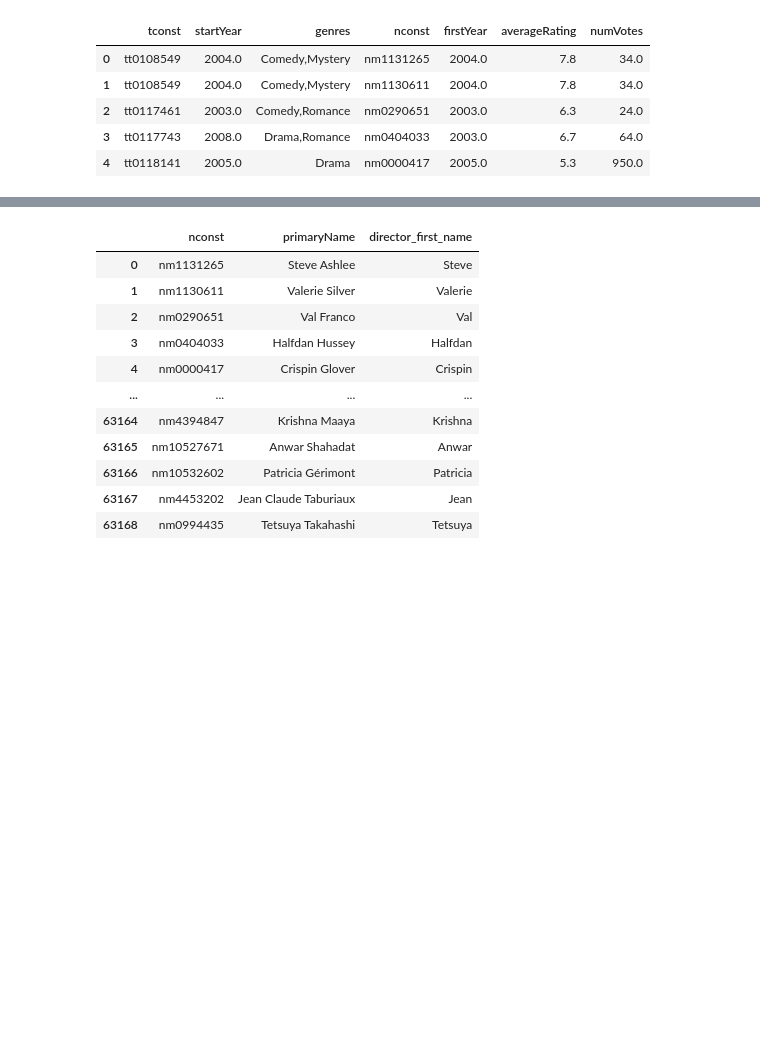
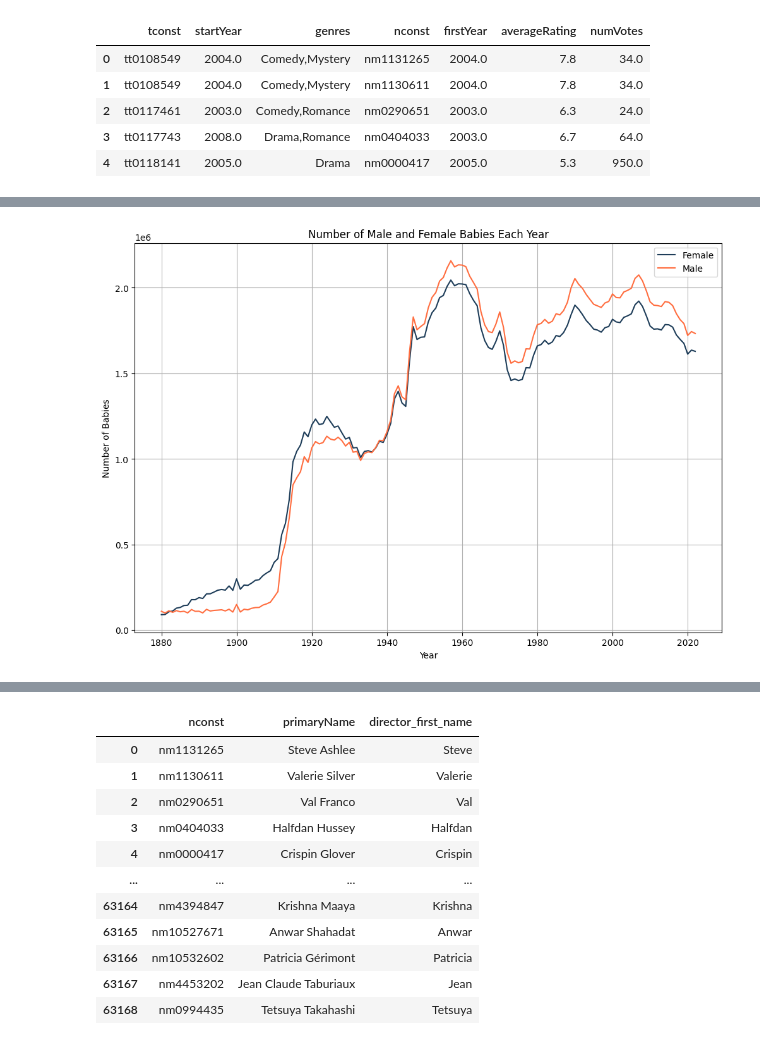
Before and after one commit to nhunguyen0901/SocialNetworks_CareerLongevity, a Jupyter notebook: Phase_3_Predicting_Director_Gender.ipynb, the cells around one changed output, grey strips where cells are left out. Saved outputs shown, nothing was run; the diff lists cells and outputs as text; code cells hidden in the pictures; blank space fills up the shorter version.

Commit message:
update gender prediction notebook

```diff
--- a/Phase_3_Predicting_Director_Gender.ipynb
+++ b/Phase_3_Predicting_Director_Gender.ipynb
@@ -82,0 +233,19 @@ We now have the full name of our directors. The next step is to extract and stan
+# %%
+# Aggregate data by gender and year to analyze trends over time.
+gender_yearly_data = all_years_ssa_data.groupby(['year', 'gender']).sum().reset_index()
+
+# Transform the table to have years as rows and genders as columns for easier visualization
+gender_yearly_data_pivot = gender_yearly_data.pivot(index='year', columns='gender', values='count')
+# %%
+# Plot the data to compare the number of male and female babies each year.
+plt.figure(figsize=(12, 8))
+plt.plot(gender_yearly_data_pivot.index, gender_yearly_data_pivot['F'], label='Female', color='#1e3d59')
+plt.plot(gender_yearly_data_pivot.index, gender_yearly_data_pivot['M'], label='Male', color='#ff6e40')
+plt.title('Number of Male and Female Babies Each Year')
+plt.xlabel('Year')
+plt.ylabel('Number of Babies')
+plt.legend()
+plt.grid(True)
+plt.show()
+# %% [output]
+[figure, added]
```
Also changed, not shown: parts of 50 cells of this notebook, 1 other file.
